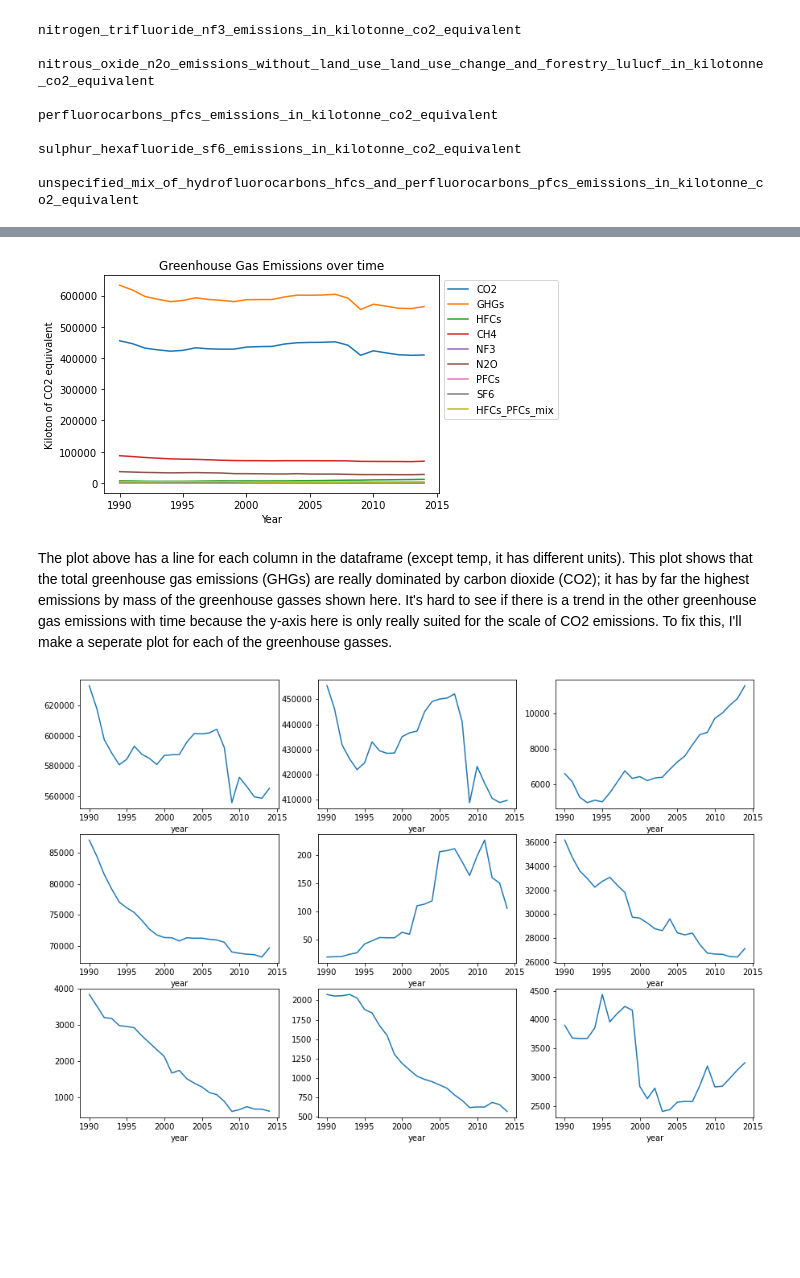
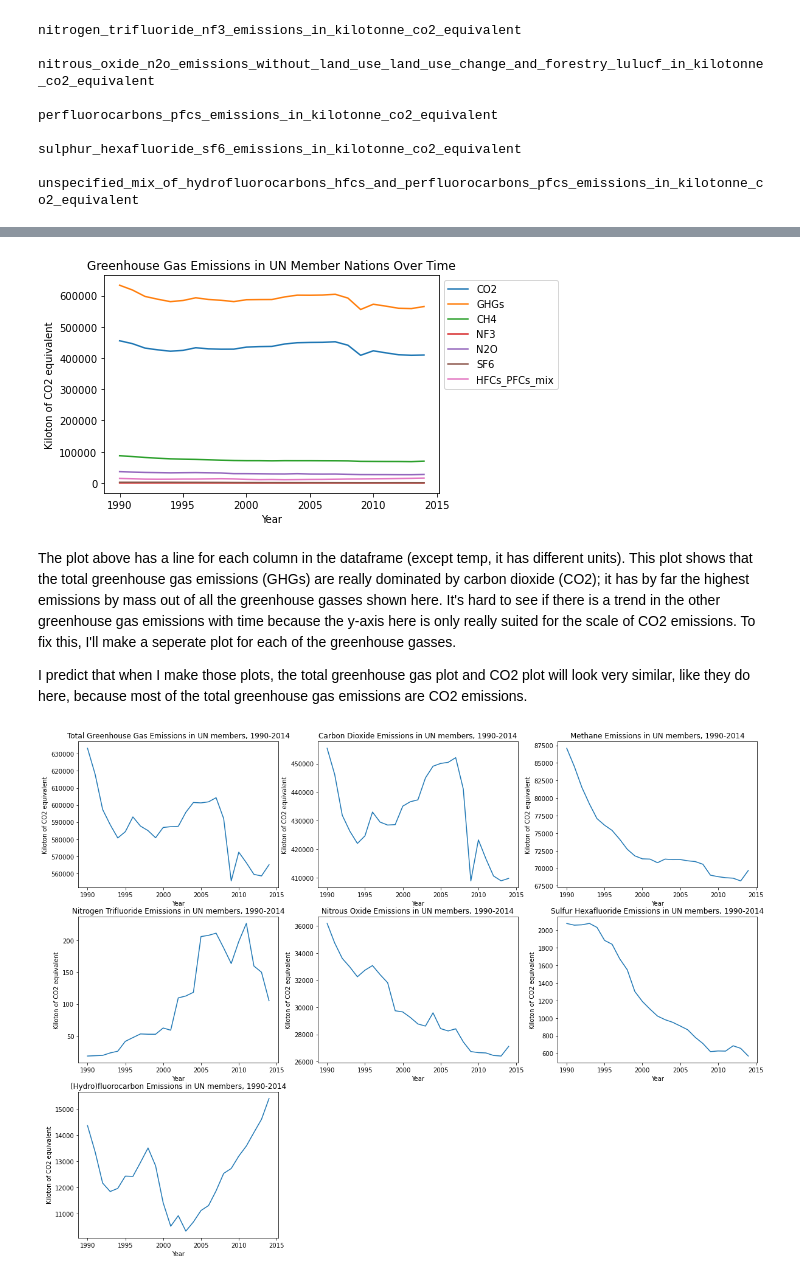
Before and after one commit to jpdevito/cmsc320, a Jupyter notebook: Tutorial.ipynb, the cells around one changed output, grey strips where cells are left out. Cells and saved outputs as stored; diff of their text form; code cells hidden in the pictures; blank space fills up the shorter version.

Commit message:
added plots

```diff
--- a/Tutorial.ipynb
+++ b/Tutorial.ipynb
@@ -112,6 +115,10 @@ df.columns = ["CO2", "GHGs", "GHGs_2", "HFCs", "CH4", "NF3", "N2O", "PFCs", "SF6
 # GHGs_2 does not have indirect co2, so let's just drop in
 df = df.drop("GHGs_2", axis=1)
 
+# some data has HFCs and PFCs combined, so let's just combine them for the whole dataset
+df["HFCs_PFCs_mix"] = df["HFCs_PFCs_mix"] + df["HFCs"] + df["PFCs"]
+df = df.drop(["HFCs", "PFCs"], axis=1)
+
 # adds a column for temp data
 df = df.join(temp_data.set_index("year"), how="inner")
 
@@ -128,9 +149,11 @@ df.head()
 df.drop(["temp"], axis=1).plot()
 plt.xlabel("Year")
 plt.ylabel("Kiloton of CO2 equivalent")
-plt.title("Greenhouse Gas Emissions over time")
+plt.title("Greenhouse Gas Emissions in UN Member Nations Over Time")
 plt.legend(bbox_to_anchor=(1,1), loc="upper left");
 # %% [output]
-[figure, old version]
+[figure, new version]
 # %% [markdown]
-The plot above has a line for each column in the dataframe (except temp, it has different units). This plot shows that the total greenhouse gas emissions (GHGs) are really dominated by carbon dioxide (CO2); it has by far the highest emissions by mass of the greenhouse gasses shown here. It's hard to see if there is a trend in the other greenhouse gas emissions with time because the y-axis here is only really suited for the scale of CO2 emissions. To fix this, I'll make a seperate plot for each of the greenhouse gasses.
+The plot above has a line for each column in the dataframe (except temp, it has different units). This plot shows that the total greenhouse gas emissions (GHGs) are really dominated by carbon dioxide (CO2); it has by far the highest emissions by mass out of all the greenhouse gasses shown here. It's hard to see if there is a trend in the other greenhouse gas emissions with time because the y-axis here is only really suited for the scale of CO2 emissions. To fix this, I'll make a seperate plot for each of the greenhouse gasses.
+
+I predict that when I make those plots, the total greenhouse gas plot and CO2 plot will look very similar, like they do here, because most of the total greenhouse gas emissions are CO2 emissions.
@@ -139,13 +160,16 @@ The plot above has a line for each column in the dataframe (except temp, it has
 # %%
-fig, ax = plt.subplots(nrows=3, ncols=3, figsize=(15, 10))
-df["GHGs"].plot(ax=ax[0][0])
-df["CO2"].plot(ax=ax[0][1])
-df["HFCs"].plot(ax=ax[0][2])
-df["CH4"].plot(ax=ax[1][0])
-df["NF3"].plot(ax=ax[1][1])
-df["N2O"].plot(ax=ax[1][2])
-df["PFCs"].plot(ax=ax[2][0])
-df["SF6"].plot(ax=ax[2][1])
-df["HFCs_PFCs_mix"].plot(ax=ax[2][2]);
+fig, ax = plt.subplots(nrows=3, ncols=3, figsize=(20, 15))
+df["GHGs"].plot(ax=ax[0][0], title="Total Greenhouse Gas Emissions in UN members, 1990-2014")
+df["CO2"].plot(ax=ax[0][1], title="Carbon Dioxide Emissions in UN members, 1990-2014")
+df["CH4"].plot(ax=ax[0][2], title="Methane Emissions in UN members, 1990-2014")
+df["NF3"].plot(ax=ax[1][0], title="Nitrogen Trifluoride Emissions in UN members, 1990-2014")
+df["N2O"].plot(ax=ax[1][1], title="Nitrous Oxide Emissions in UN members, 1990-2014")
+df["SF6"].plot(ax=ax[1][2], title="Sulfur Hexafluoride Emissions in UN members, 1990-2014")
+df["HFCs_PFCs_mix"].plot(ax=ax[2][0], title="(Hydro)fluorocarbon Emissions in UN members, 1990-2014")
+fig.delaxes(ax[2][1])
+fig.delaxes(ax[2][2])
+
+plt.setp(ax, xlabel="Year")
+plt.setp(ax, ylabel="Kiloton of CO2 equivalent");
 # %% [output]
-[figure, old version]
+[figure, new version]
```
Also changed, not shown: parts of 11 cells of this notebook.
